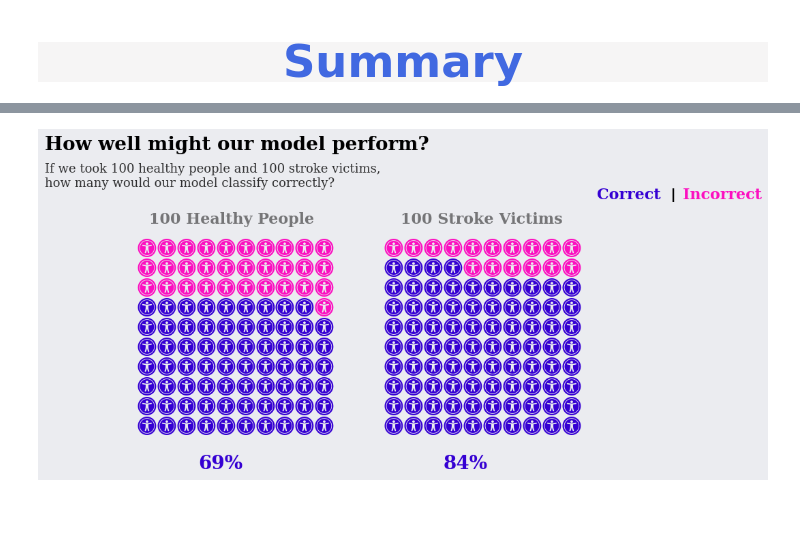
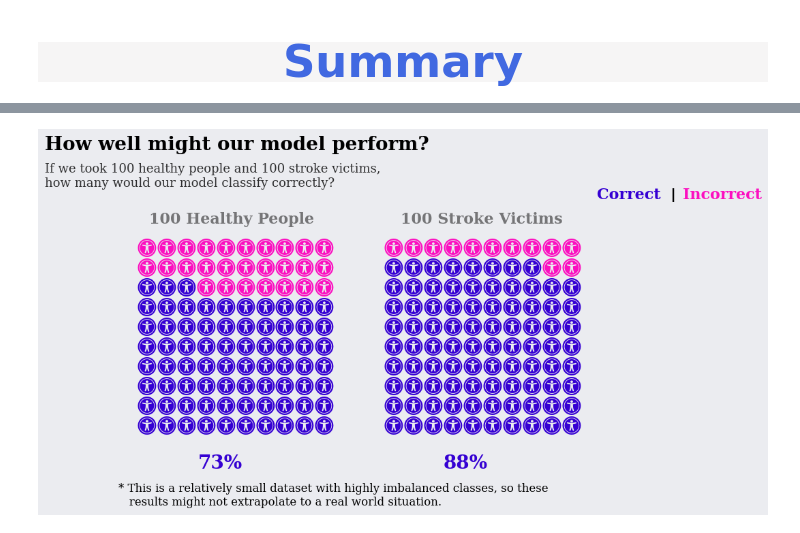
Before and after one commit to rotznmu/stroke_prediction_capstone, a Jupyter notebook: Stroke Prediction.ipynb, the cells around one changed output, grey strips where cells are left out. Drawn from its saved outputs; the diff is of its cells as text; code cells hidden in the pictures.

```diff
--- a/Stroke Prediction.ipynb
+++ b/Stroke Prediction.ipynb
@@ -1347,3 +1271,9 @@ We can see that Random Forest, LGBM and XGBoost got excellent accuracy scores. H
+# %%
+X_train_full = X_train
+X_test_full = X_test
+
+X_train = X_train_reduced
+X_test = X_test_reduced
 # %% [markdown]
 <a id = '3.3'></a>
 <h3 style = "font-family:garamond; font-size:35px; background-color: white; color : royalblue; border-radius: 100px 100px; text-align:left">Hyperparameter Tuning</h3>
@@ -1518,0 +2206,26 @@ plt.show()
+# %%
+logreg = LogisticRegression(C=0.001, penalty='none', solver='sag')
+logreg.fit(X_train, y_train)
+y_pred = logreg.predict(X_test)
+y_prob = logreg.predict_proba(X_test)[:,1]
+cm_lr = confusion_matrix(y_test, y_pred)
+
+# predict probabilities
+logreg_probs = logreg.predict_proba(X_test)
+# keep probabilities for the positive outcome only
+logreg_probs = logreg_probs[:, 1]
+# predict class values
+yhat = y_pred
+logreg_precision, logreg_recall, _ = precision_recall_curve(y_test, logreg_probs)
+logreg_f1, logreg_auc = f1_score(y_test, yhat), auc(logreg_recall, logreg_precision)
+
+# variables for scores for summary
+lr_accuracy = normal_round(accuracy_score(y_test, y_pred) * 100)
+lr_recall = normal_round(recall_score(y_test, y_pred) * 100)
+lr_precision = normal_round(precision_score(y_test, y_pred) * 100)
+lr_f1 = normal_round(f1_score(y_test, y_pred) * 100)
+
+print(classification_report(y_test, y_pred))
+print('F1 score: ', round(logreg_f1, 2))
+print('AUC Precision Recall: ', round(logreg_auc, 2))
+print('Average Precision: ', round(average_precision_score(y_test, logreg_probs), 2))
@@ -1842,10 +2339,10 @@ Text(0.125, -0.055, 'We can see here that our model did very well at predicting
 # %%
 yes = 100
 no =  100
-false_neg = 16
-false_pos = 31
-true_pos = 84
-true_neg= 69
+false_neg = 100 - round(lr_recall)
+false_pos = 100 - round(lr_accuracy)
+true_pos = round(lr_recall)
+true_neg= round(lr_accuracy)
 
 fig = plt.figure(FigureClass = Waffle,
                  constrained_layout = True,
@@ -1881,33 +2378,34 @@ fig = plt.figure(FigureClass = Waffle,
                               'icons' : 'universal-access',
                               'icon_legend' :False,
                               'icon_size':20,
                               'plot_anchor':'C',
                               'alpha':0.8,
                               'starting_location': 'NE'
 
                            }
                          },
 
 )
 
 
 fig.text(0., 0.8, 'How well might our model perform?', {'font':'Serif', 'size':20, 'color':'black', 'weight':'bold'})
 fig.text(0., 0.74, 'If we took 100 healthy people and 100 stroke victims,\nhow many would our model classify correctly?', {'font':'Serif', 'size':13, 'color':'black', 'weight':'normal'}, alpha = 0.8)
 #can add text below
 fig.text(0.24, 0.22, '', {'font':'Serif', 'size':16,'weight':'bold' ,'color':'black'})
 fig.text(0.65, 0.22, '', {'font':'Serif', 'size':16,'weight':'bold', 'color':'black'})
 
 fig.text(0.25, 0.28, '{}%'.format(true_neg), {'font':'Serif', 'size':20,'weight':'bold' , 'color':purple_color}, alpha = 1,)
 fig.text(0.65, 0.28, '{}%'.format(true_pos), {'font':'Serif', 'size':20,'weight':'bold', 'color':purple_color}, alpha = 1)
-fig.text(0.17, 0.68, '100 Healthy People'.format(yes_per), {'font':'Serif', 'size':16,'weight':'bold' ,'color':'black'},alpha = 0.5,)
+fig.text(0.17, 0.68, '100 Healthy People', {'font':'Serif', 'size':16,'weight':'bold' ,'color':'black'},alpha = 0.5,)
 fig.text(0.58, 0.68, "100 Stroke Victims", {'font':'Serif', 'size':16,'weight':'bold', 'color':'black'}, alpha = 0.5)
 
 
 fig.text(0.9,0.72, 'Correct ', {'font': 'Serif','weight':'bold','Size': '16','weight':'bold','style':'normal', 'color':purple_color})
 fig.text(1.02,0.72, '|', {'color':'black' , 'size':'16', 'weight': 'bold'})
 fig.text(1.04,0.72, 'Incorrect', {'font': 'Serif','weight':'bold', 'Size': '16','style':'normal', 'weight':'bold','color':hot_pink_color},alpha = 1)
 
-
+fig.text(0.12, 0.22, '* This is a relatively small dataset with highly imbalanced classes, so these \n   results might not extrapolate to a real world situation.',
+         {'font':'Serif', 'size':12,'weight':'normal' ,'color':'black'})
 fig.show()
 # %% [output]
-[figure, old version]
+[figure, new version]
```
Also changed, not shown: parts of 141 cells of this notebook, 17 other files.
